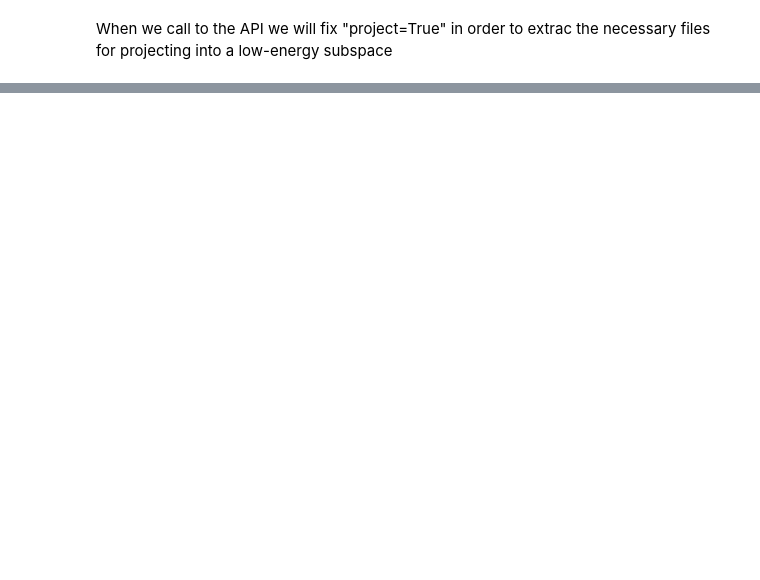
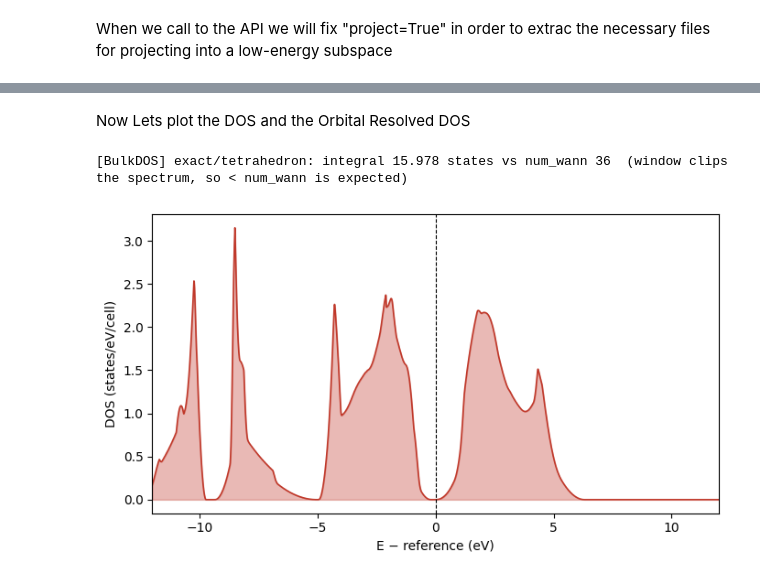
Before and after one commit to alextyner-tailwater/Tailwater, a Jupyter notebook: Tutorials/Basics.ipynb, the cells around one changed output, grey strips where cells are left out. Drawn from its saved outputs; the diff is of its cells as text; code cells hidden in the pictures; blank space fills up the shorter version.

```diff
--- a/Tutorials/Basics.ipynb
+++ b/Tutorials/Basics.ipynb
@@ -70,0 +95,16 @@ fig
+# %% [markdown]
+Now Lets plot the DOS and the Orbital Resolved DOS
+# %%
+# the .npz that came back in section 1 — no HDF5, no conversion
+dos = BulkDOS(paths["npz"], k_mesh=(4, 4, 4), energies=(-12, 12)).run()
+
+fig, ax = plt.subplots(figsize=(7, 4))
+ax.fill_between(dos.energies, dos.dos, color="#c0392b", alpha=.35)
+ax.plot(dos.energies, dos.dos, color="#c0392b", lw=1.2)
+ax.axvline(0, ls="--", color="k", lw=.8)
+ax.set_xlabel("E − reference (eV)"); ax.set_ylabel("DOS (states/eV/cell)")
+ax.set_xlim(-12, 12);
+plt.tight_layout(); plt.show()
+# %% [output]
+[BulkDOS] exact/tetrahedron: integral 15.978 states vs num_wann 36  (window clips the spectrum, so < num_wann is expected)
+[figure, added]
```
Also changed, not shown: parts of 12 cells of this notebook.
